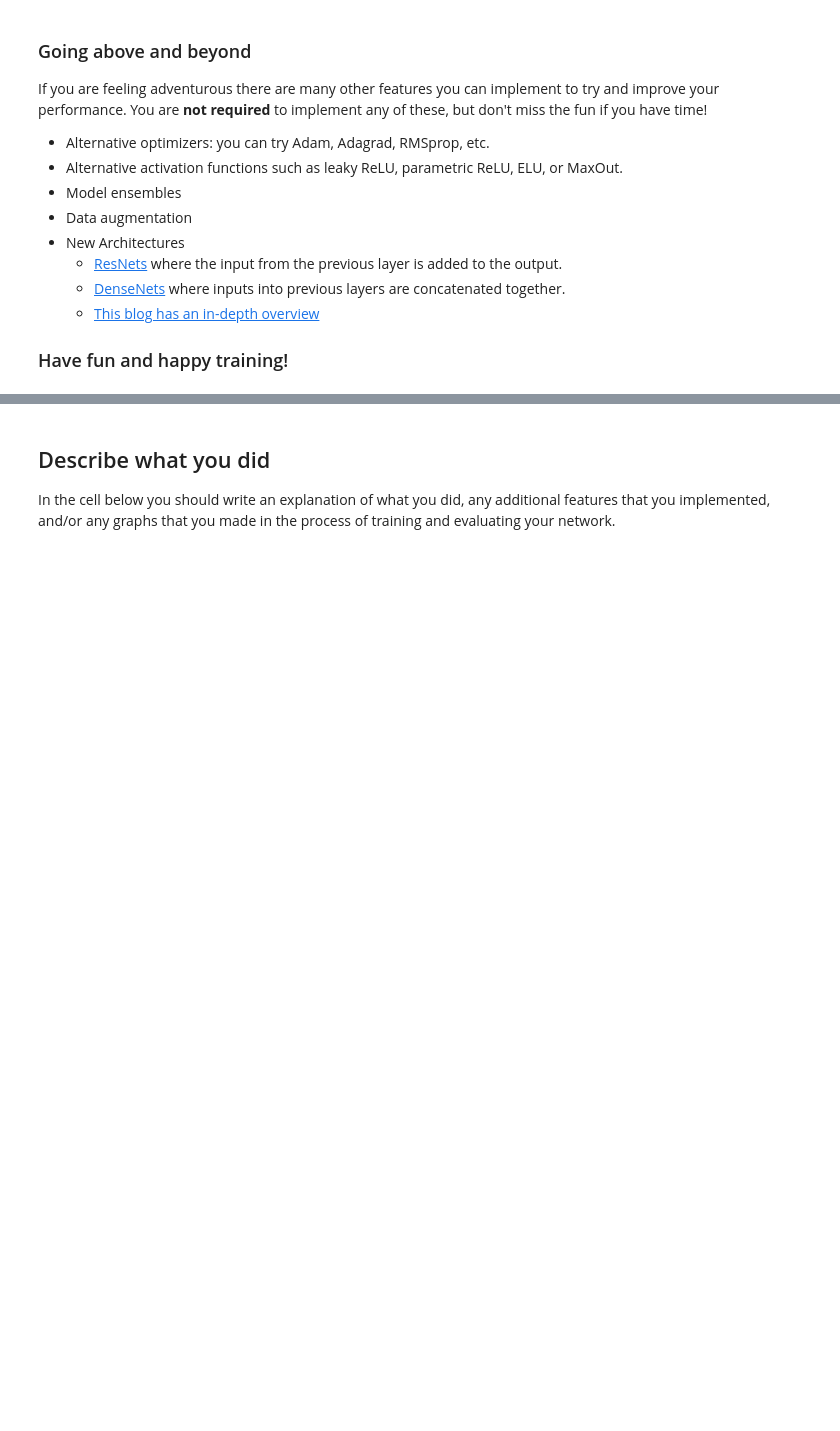
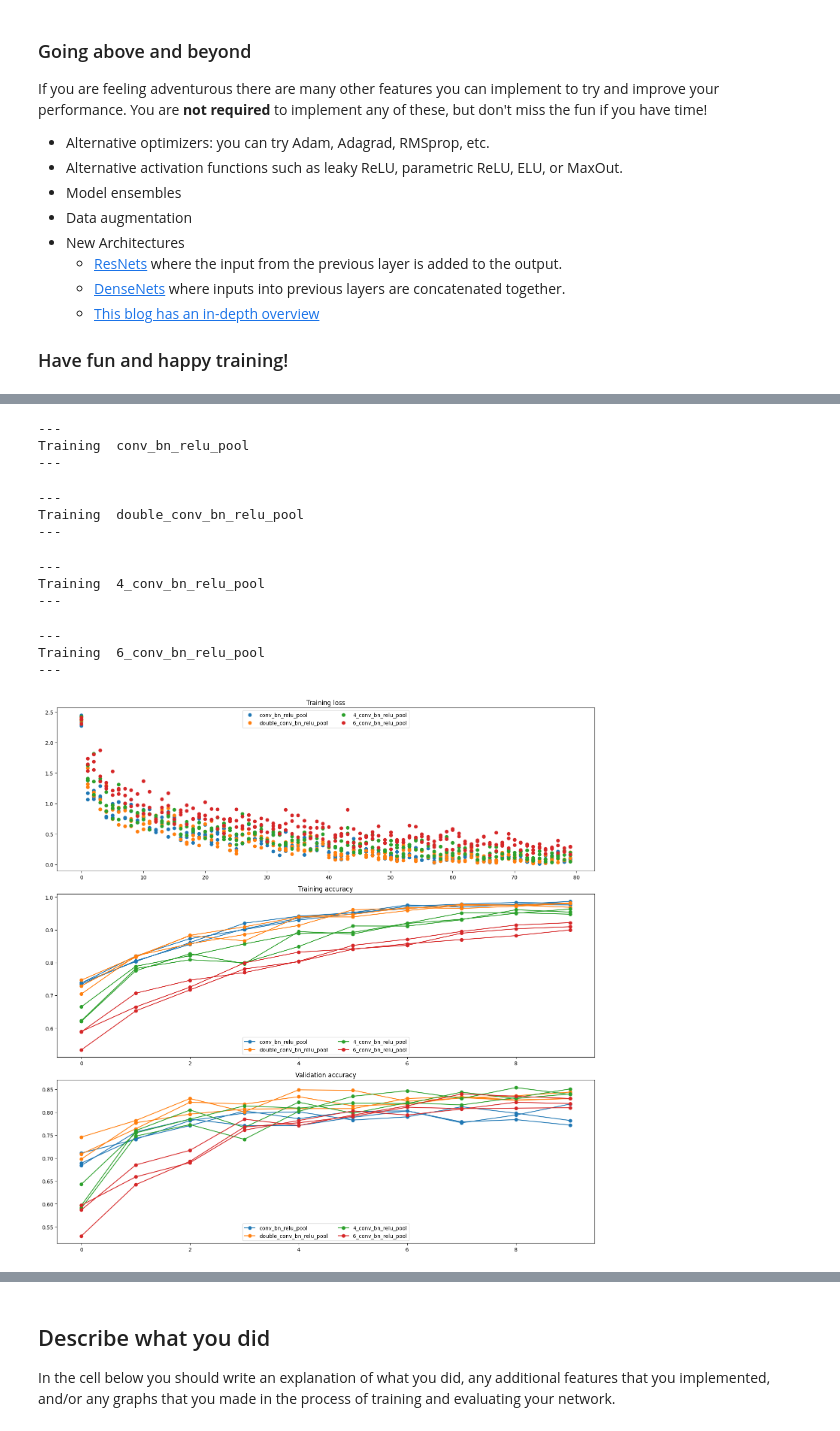
Before and after one commit to burichh/CS231n, a Jupyter notebook: assignment2/PyTorch.ipynb, the cells around one changed output, grey strips where cells are left out. Saved outputs shown, nothing was run; the diff lists cells and outputs as text; code cells hidden in the pictures; blank space fills up the shorter version.

```diff
--- a/assignment2/PyTorch.ipynb
+++ b/assignment2/PyTorch.ipynb
@@ -1328,0 +1063,36 @@ plt.show()
+# %%
+def make_conv_bn_relu_pool():
+    return ModelConvPoolLinear(num_of_conv=1, num_of_linear=1, use_batchnorm=True)
+
+def make_double_conv_bn_relu_pool():
+    return ModelConvPoolLinear(num_of_conv=2, num_of_linear=1, use_batchnorm=True)
+
+def make_4_conv_bn_relu_pool():
+    return ModelConvPoolLinear(num_of_conv=4, num_of_linear=1, use_batchnorm=True)
+
+def make_6_conv_bn_relu_pool():
+    return ModelConvPoolLinear(num_of_conv=6, num_of_linear=1, use_batchnorm=True)
+
+model_generators = {
+    'conv_bn_relu_pool': make_conv_bn_relu_pool,
+    'double_conv_bn_relu_pool': make_double_conv_bn_relu_pool,
+    '4_conv_bn_relu_pool': make_4_conv_bn_relu_pool,
+    '6_conv_bn_relu_pool': make_6_conv_bn_relu_pool
+}
+
+training_log_with_bn = train(model_generators)
+plot_loss_and_accuracies(training_log_with_bn)
+# %% [output]
+---
+Training  conv_bn_relu_pool
+---
+---
+Training  double_conv_bn_relu_pool
+---
+---
+Training  4_conv_bn_relu_pool
+---
+---
+Training  6_conv_bn_relu_pool
+---
+[figure, added]
```
Also changed, not shown: parts of 29 cells of this notebook, 4 other files.
